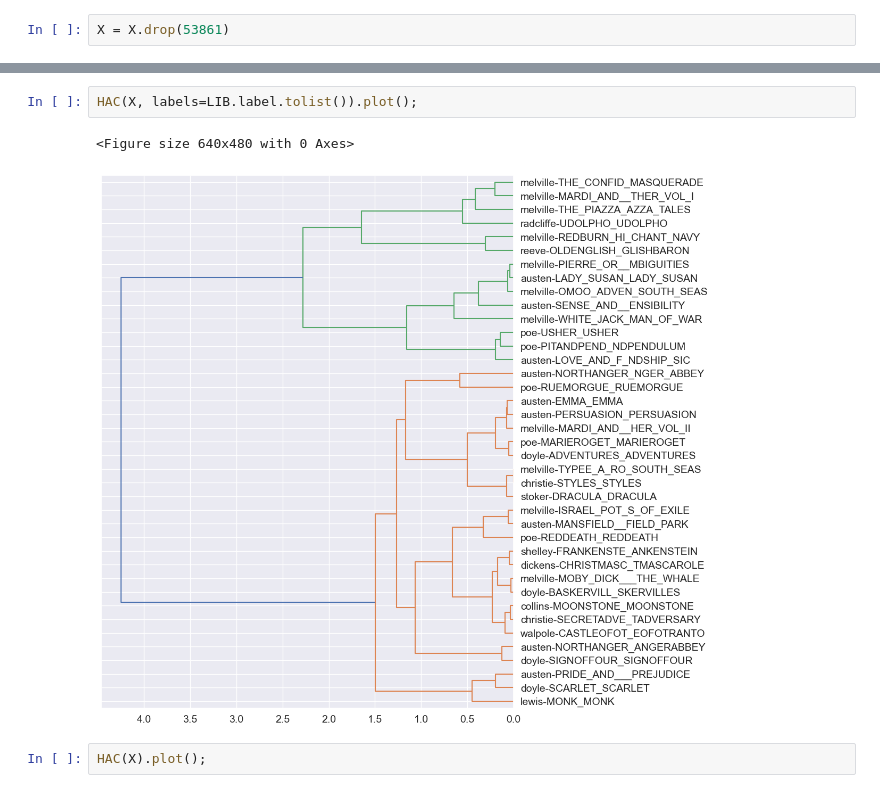
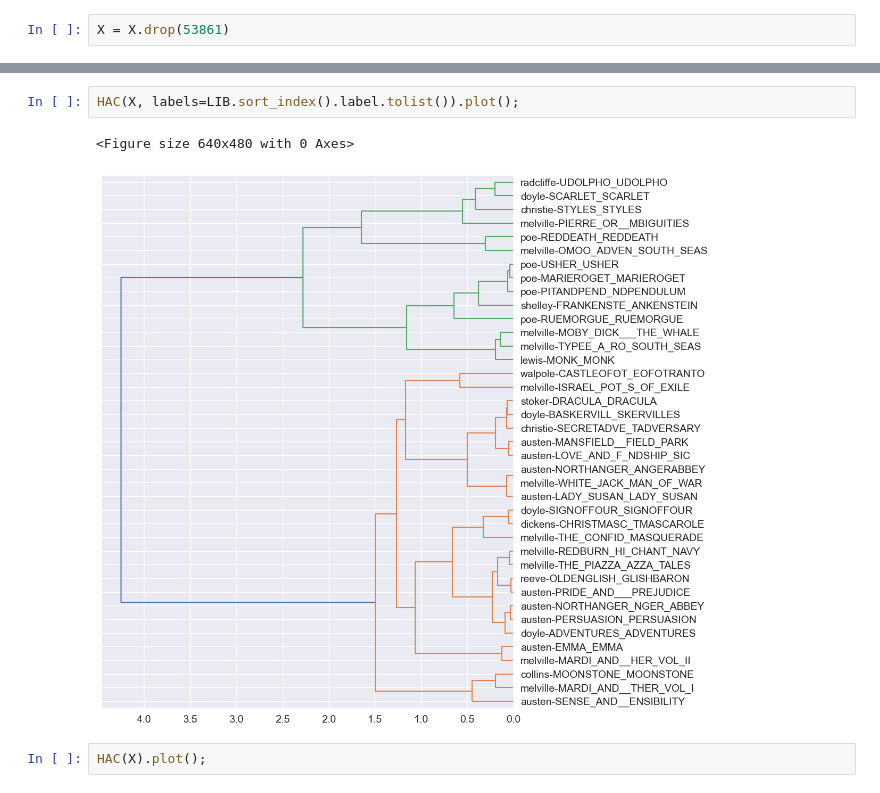
Before and after one commit to rlipps/DS5001-2024-01-R, a Jupyter notebook: lessons/M11_Narrative/M11_03_SyuzhetPython.ipynb, the cells around one changed output, grey strips where cells are left out. Drawn from its saved outputs; the diff is of its cells as text.

Commit message:
Fixed index labels in HAC

```diff
--- a/lessons/M11_Narrative/M11_03_SyuzhetPython.ipynb
+++ b/lessons/M11_Narrative/M11_03_SyuzhetPython.ipynb
@@ -423,8 +446,8 @@ X = X.drop(53861)
 # %%
-HAC(X, labels=LIB.label.tolist()).plot();
+HAC(X, labels=LIB.sort_index().label.tolist()).plot();
 # %% [output]
 <Figure size 640x480 with 0 Axes>
-[figure, old version]
+[figure, new version]
 # %%
 HAC(X).plot();
 # %% [output]
```
Also changed, not shown: parts of 3 cells of this notebook, 1 other file.
